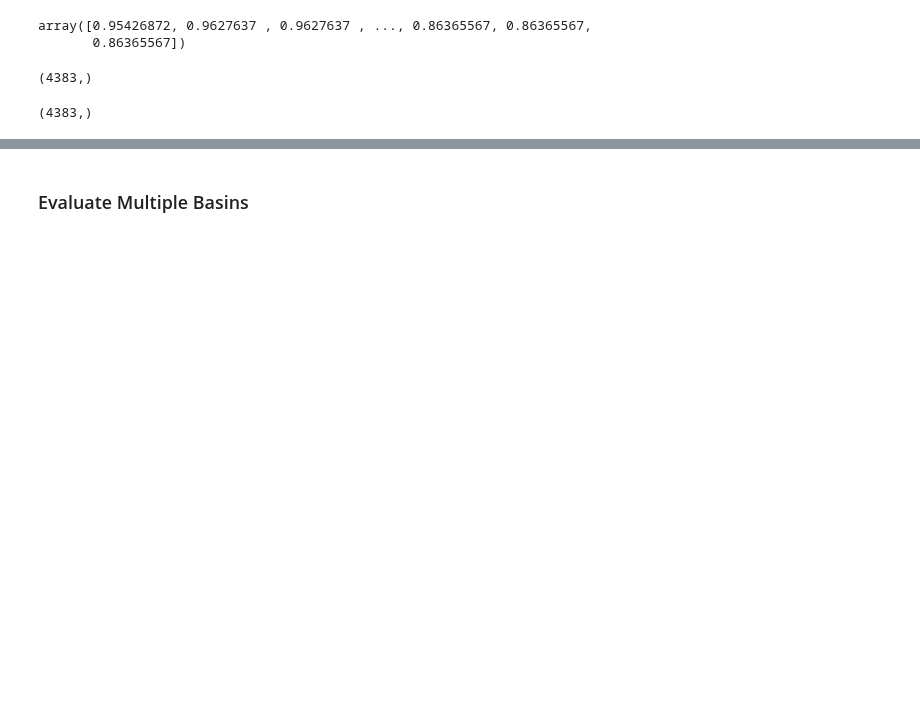
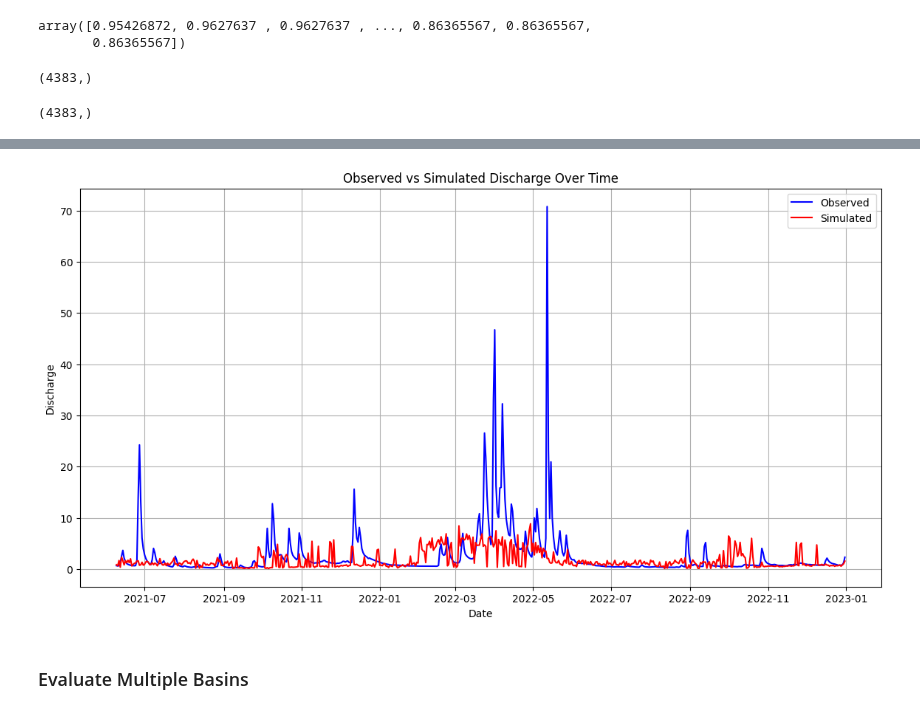
Before and after one commit to yunsupark1120/GAGEii_modeling, a Jupyter notebook: model_training.ipynb, the cells around one changed output, grey strips where cells are left out. Drawn from its saved outputs; the diff is of its cells as text; code cells hidden in the pictures; blank space fills up the shorter version.

```diff
--- a/model_training.ipynb
+++ b/model_training.ipynb
@@ -334 +383,4 @@ simulated    0
 dtype: int64
+# %%
+result_df_cleaned = result_df.dropna()
+result_df_cleaned
@@ -335,3 +401,15 @@ dtype: int64
+# %%
+plt.figure(figsize=(14, 7))
+plt.plot(result_df_cleaned['date'], result_df_cleaned['observed'], label='Observed', color='blue')
+plt.plot(result_df_cleaned['date'], result_df_cleaned['simulated'], label='Simulated', color='red')
+plt.xlabel('Date')
+plt.ylabel('Discharge')
+plt.title('Observed vs Simulated Discharge Over Time')
+plt.legend()
+plt.grid(True)
+plt.show()
+# %% [output]
+[figure, added]
 # %% [markdown]
 ### Evaluate Multiple Basins
 # %%
```
Also changed, not shown: parts of 10 cells of this notebook, 1 other file.
